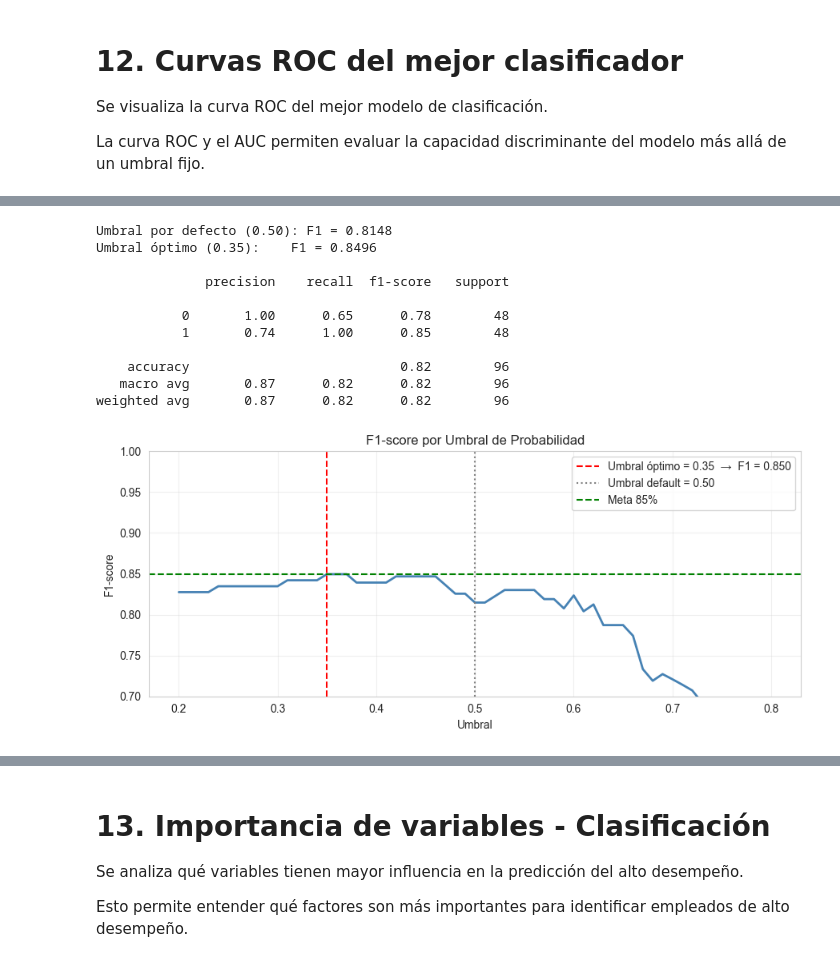
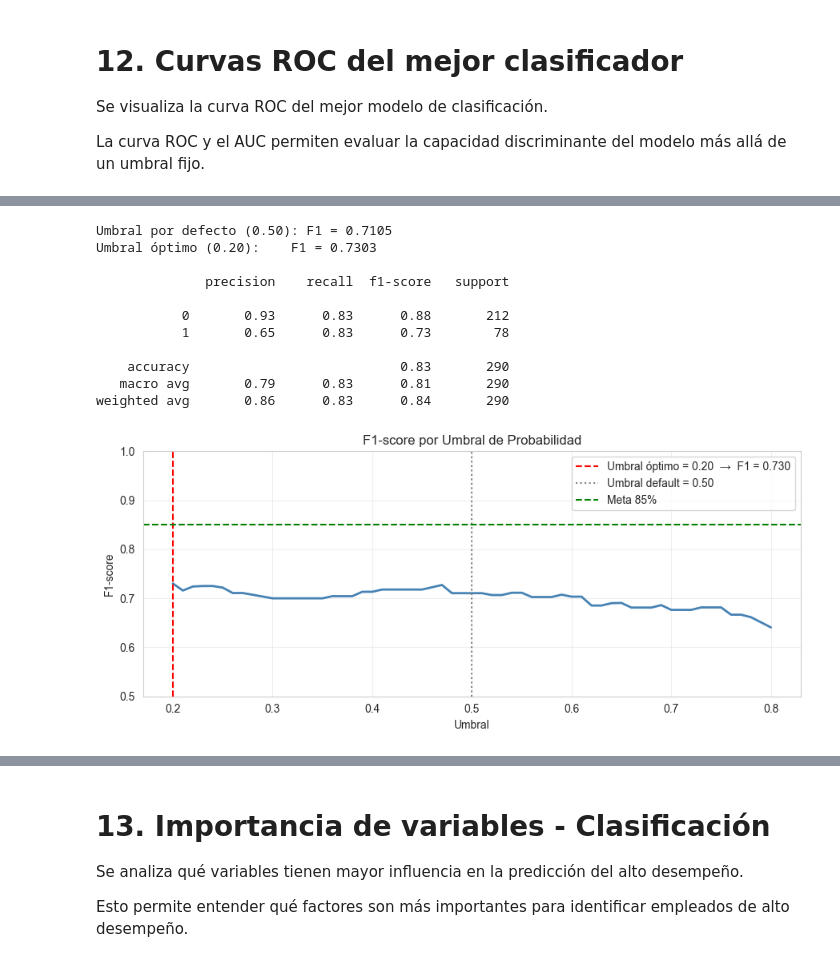
Before and after one commit to MiguelTr7/Prueba2.0, a Jupyter notebook: notebooks/03_supervised_modeling.ipynb, the cells around one changed output, grey strips where cells are left out. Saved outputs shown, nothing was run; the diff lists cells and outputs as text; code cells hidden in the pictures.

```diff
--- a/notebooks/03_supervised_modeling.ipynb
+++ b/notebooks/03_supervised_modeling.ipynb
@@ -185,7 +187,7 @@ excluir = [
     "desempeno_alto",
     "desempeno_bajo",
     "riesgo_rotacion",
-    "puntaje_desempeno_original"  # columna auxiliar si existe.
+    "puntaje_desempeno_original"
 ]
 
 variables_base = [
@@ -194,13 +196,14 @@ variables_base = [
     "num_capacitaciones", "total_horas_capacitacion",
     "promedio_nota_capacitacion", "max_nota_capacitacion",
     "sin_capacitacion", "capacitacion_intensiva",
-    "competencias_tecnicas",   # ← ahora es del periodo exacto
-    "competencias_blandas",    # ← ahora es del periodo exacto
+    "competencias_tecnicas",
+    "competencias_blandas",
     "competencia_combinada", "eficiencia_capacitacion",
     "brecha_nota_capacitacion",
     "riesgo_operacional_rrhh",
-    "periodo_num",             # ← NUEVA variable (antes no existía)
+    "periodo_num",
     "departamento", "cargo", "tipo_contrato", "jornada",
+    "evaluador",           # identidad del evaluador — OHE, cada evaluador como feature binaria
     "total_dias_ausencia_log", "num_capacitaciones_log",
     "total_horas_capacitacion_log", "riesgo_operacional_rrhh_log",
     "competencia_combinada_log"
@@ -267,13 +320,13 @@ def crear_preprocesador(X):
 
     transformador_categorico = Pipeline([
         ("imputer", SimpleImputer(strategy="most_frequent")),
-        ("onehot",  OneHotEncoder(handle_unknown="ignore"))
+        ("onehot",  OneHotEncoder(handle_unknown="ignore", sparse_output=False))
     ])
 
     preprocesador = ColumnTransformer([
         ("num", transformador_numerico,  variables_numericas),
-        ("cat", transformador_categorico, variables_categoricas)
-    ])
+        ("cat", transformador_categorico, variables_categoricas),
+    ], remainder='passthrough')
 
     return preprocesador
 # %% [markdown]
@@ -378,29 +431,31 @@ def evaluar_modelo_clasificacion(nombre_modelo, modelo, X_train, X_test, y_train
 
 Se entrenan los modelos base sin optimización exhaustiva de hiperparámetros.
 # %%
-from sklearn.ensemble import GradientBoostingClassifier
-
 modelos_clasificacion = {
     "Logistic Regression": LogisticRegression(
         random_state=42,
-        max_iter=1000
+        max_iter=1000,
+        class_weight='balanced'
     ),
     "Decision Tree": DecisionTreeClassifier(
         random_state=42,
-        max_depth=5
+        max_depth=5,
+        class_weight='balanced'
     ),
     "Random Forest": RandomForestClassifier(
         random_state=42,
         n_estimators=200,
-        max_depth=8
+        max_depth=8,
+        class_weight='balanced'
     ),
     "KNN": KNeighborsClassifier(),
     "SVM": SVC(
         random_state=42,
-        probability=True
+        probability=True,
+        class_weight='balanced'
     ),
     "Gaussian NB": GaussianNB(),
-    "Gradient Boosting": GradientBoostingClassifier(   # ← NUEVO
+    "Gradient Boosting": GradientBoostingClassifier(
         random_state=42,
         n_estimators=150,
         max_depth=4,
@@ -655,52 +710,49 @@ AUC del mejor modelo (Logistic Regression): 0.8889
 # %%
-from sklearn.metrics import f1_score
-
-# Obtener probabilidades del mejor clasificador (LR).
 mejor_pipeline_clf.fit(X_train_clf, y_train_clf)
 y_proba = mejor_pipeline_clf.predict_proba(X_test_clf)[:, 1]
 
-# Buscar el umbral óptimo.
 umbrales  = np.arange(0.20, 0.80, 0.01)
 f1_scores = [
     f1_score(y_test_clf, (y_proba >= u).astype(int), zero_division=0)
     for u in umbrales
 ]
 
 umbral_optimo = umbrales[np.argmax(f1_scores)]
 f1_optimo     = max(f1_scores)
+f1_default    = f1_score(y_test_clf, (y_proba >= 0.50).astype(int), zero_division=0)
 
 y_pred_optimo = (y_proba >= umbral_optimo).astype(int)
 
-print(f"Umbral por defecto (0.50): F1 = 0.8148")
+print(f"Umbral por defecto (0.50): F1 = {f1_default:.4f}")
 print(f"Umbral óptimo ({umbral_optimo:.2f}):    F1 = {f1_optimo:.4f}")
 print()
 print(classification_report(y_test_clf, y_pred_optimo, zero_division=0))
 
-# Gráfico umbral vs F1.
 plt.figure(figsize=(9, 4))
 plt.plot(umbrales, f1_scores, color='steelblue', lw=2)
 plt.axvline(umbral_optimo, color='red', linestyle='--',
             label=f'Umbral óptimo = {umbral_optimo:.2f}  →  F1 = {f1_optimo:.3f}')
 plt.axvline(0.50, color='gray', linestyle=':', label='Umbral default = 0.50')
 plt.axhline(0.85, color='green', linestyle='--', label='Meta 85%')
 plt.title('F1-score por Umbral de Probabilidad')
 plt.xlabel('Umbral')
 plt.ylabel('F1-score')
-plt.ylim(0.7, 1.0)
+plt.ylim(0.5, 1.0)
 plt.legend()
 plt.grid(alpha=0.3)
 plt.tight_layout()
+plt.savefig(os.path.join(ruta_plots, '03_umbral_optimo.png'), dpi=150, bbox_inches='tight')
 plt.show()
 # %% [output]
-Umbral por defecto (0.50): F1 = 0.8148
-Umbral óptimo (0.35):    F1 = 0.8496
+Umbral por defecto (0.50): F1 = 0.7105
+Umbral óptimo (0.20):    F1 = 0.7303
 
               precision    recall  f1-score   support
 
-           0       1.00      0.65      0.78        48
-           1       0.74      1.00      0.85        48
+           0       0.93      0.83      0.88       212
+           1       0.65      0.83      0.73        78
 
-    accuracy                           0.82        96
-   macro avg       0.87      0.82      0.82        96
-weighted avg       0.87      0.82      0.82        96
+    accuracy                           0.83       290
+   macro avg       0.79      0.83      0.81       290
+weighted avg       0.86      0.83      0.84       290
-[figure, old version]
+[figure, new version]
```
Also changed, not shown: parts of 30 cells of this notebook, 47 other files.
